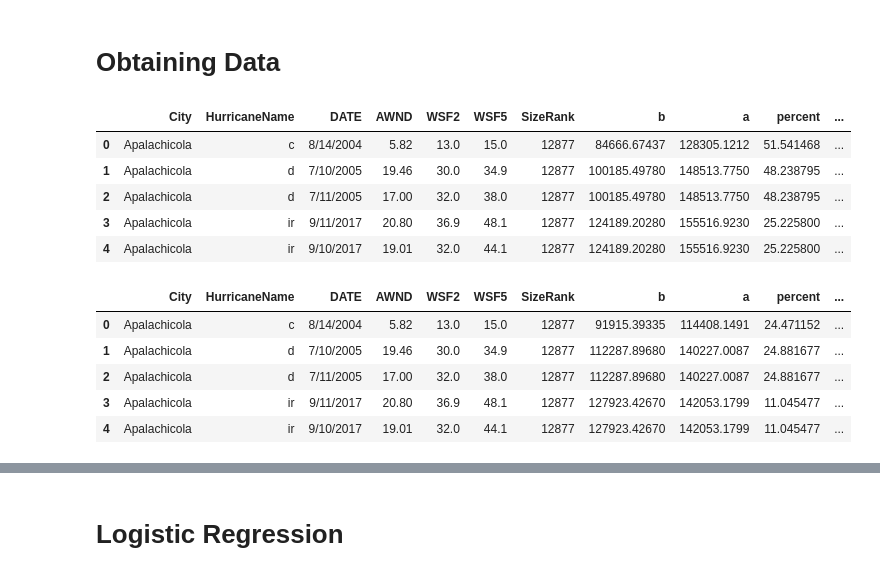
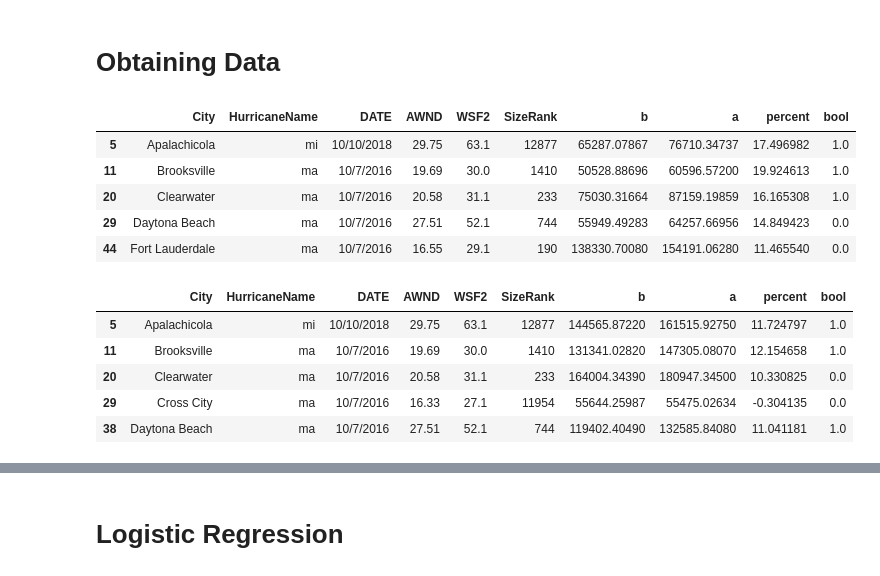
Before and after one commit to SSGrasland/Modeling-Hurricane-Impact-on-Florida-Real-Estate-Value-, a Jupyter notebook: 4. Modeling.ipynb, the cells around one changed output, grey strips where cells are left out. Drawn from its saved outputs; the diff is of its cells as text; code cells hidden in the pictures.

```diff
--- a/4. Modeling.ipynb
+++ b/4. Modeling.ipynb
@@ -23,26 +23,29 @@ import warnings
 warnings.filterwarnings('ignore')
 # %%
 #opening the datasets
-one = pd.read_csv(r'data\oneyear.csv')
-six =  pd.read_csv(r'data\sixmonths.csv')
-three =  pd.read_csv(r'data\threemonths.csv')
-top =  pd.read_csv(r'data\top.csv')
-bottom =  pd.read_csv(r'data\bottom.csv')
+bottom =  pd.read_csv(r'data\bottom_hurricane.csv')
+middle =  pd.read_csv(r'data\middle_hurricane.csv')
+top =  pd.read_csv(r'data\top_hurricane.csv')
+# %%
+#let's get rid of duplicate cities by only grabbing the cities with the max value for AWND
+bottom = bottom.sort_values('AWND', ascending=False).drop_duplicates('City').sort_index()
+middle = middle.sort_values('AWND', ascending=False).drop_duplicates('City').sort_index()
+top = top.sort_values('AWND', ascending=False).drop_duplicates('City').sort_index()
 # %%
-one.head()
+bottom.head()
 # %% [output]
-|  | City | HurricaneName | DATE | AWND | WSF2 | WSF5 | SizeRank | b | a | percent | ... |
-| 0 | Apalachicola | c | 8/14/2004 | 5.82 | 13.0 | 15.0 | 12877 | 84666.67437 | 128305.1212 | 51.541468 | ... |
-| 1 | Apalachicola | d | 7/10/2005 | 19.46 | 30.0 | 34.9 | 12877 | 100185.49780 | 148513.7750 | 48.238795 | ... |
-| 2 | Apalachicola | d | 7/11/2005 | 17.00 | 32.0 | 38.0 | 12877 | 100185.49780 | 148513.7750 | 48.238795 | ... |
-| 3 | Apalachicola | ir | 9/11/2017 | 20.80 | 36.9 | 48.1 | 12877 | 124189.20280 | 155516.9230 | 25.225800 | ... |
-| 4 | Apalachicola | ir | 9/10/2017 | 19.01 | 32.0 | 44.1 | 12877 | 124189.20280 | 155516.9230 | 25.225800 | ... |
+|  | City | HurricaneName | DATE | AWND | WSF2 | SizeRank | b | a | percent | bool |
+| 5 | Apalachicola | mi | 10/10/2018 | 29.75 | 63.1 | 12877 | 65287.07867 | 76710.34737 | 17.496982 | 1.0 |
+| 11 | Brooksville | ma | 10/7/2016 | 19.69 | 30.0 | 1410 | 50528.88696 | 60596.57200 | 19.924613 | 1.0 |
+| 20 | Clearwater | ma | 10/7/2016 | 20.58 | 31.1 | 233 | 75030.31664 | 87159.19859 | 16.165308 | 1.0 |
+| 29 | Daytona Beach | ma | 10/7/2016 | 27.51 | 52.1 | 744 | 55949.49283 | 64257.66956 | 14.849423 | 0.0 |
+| 44 | Fort Lauderdale | ma | 10/7/2016 | 16.55 | 29.1 | 190 | 138330.70080 | 154191.06280 | 11.465540 | 0.0 |
 # %%
-six.head()
+middle.head()
 # %% [output]
-|  | City | HurricaneName | DATE | AWND | WSF2 | WSF5 | SizeRank | b | a | percent | ... |
-| 0 | Apalachicola | c | 8/14/2004 | 5.82 | 13.0 | 15.0 | 12877 | 91915.39335 | 114408.1491 | 24.471152 | ... |
-| 1 | Apalachicola | d | 7/10/2005 | 19.46 | 30.0 | 34.9 | 12877 | 112287.89680 | 140227.0087 | 24.881677 | ... |
-| 2 | Apalachicola | d | 7/11/2005 | 17.00 | 32.0 | 38.0 | 12877 | 112287.89680 | 140227.0087 | 24.881677 | ... |
-| 3 | Apalachicola | ir | 9/11/2017 | 20.80 | 36.9 | 48.1 | 12877 | 127923.42670 | 142053.1799 | 11.045477 | ... |
-| 4 | Apalachicola | ir | 9/10/2017 | 19.01 | 32.0 | 44.1 | 12877 | 127923.42670 | 142053.1799 | 11.045477 | ... |
+|  | City | HurricaneName | DATE | AWND | WSF2 | SizeRank | b | a | percent | bool |
+| 5 | Apalachicola | mi | 10/10/2018 | 29.75 | 63.1 | 12877 | 144565.87220 | 161515.92750 | 11.724797 | 1.0 |
+| 11 | Brooksville | ma | 10/7/2016 | 19.69 | 30.0 | 1410 | 131341.02820 | 147305.08070 | 12.154658 | 1.0 |
+| 20 | Clearwater | ma | 10/7/2016 | 20.58 | 31.1 | 233 | 164004.34390 | 180947.34500 | 10.330825 | 0.0 |
+| 29 | Cross City | ma | 10/7/2016 | 16.33 | 27.1 | 11954 | 55644.25987 | 55475.02634 | -0.304135 | 0.0 |
+| 38 | Daytona Beach | ma | 10/7/2016 | 27.51 | 52.1 | 744 | 119402.40490 | 132585.84080 | 11.041181 | 1.0 |
```
Also changed, not shown: parts of 11 cells of this notebook, 2 other files.
